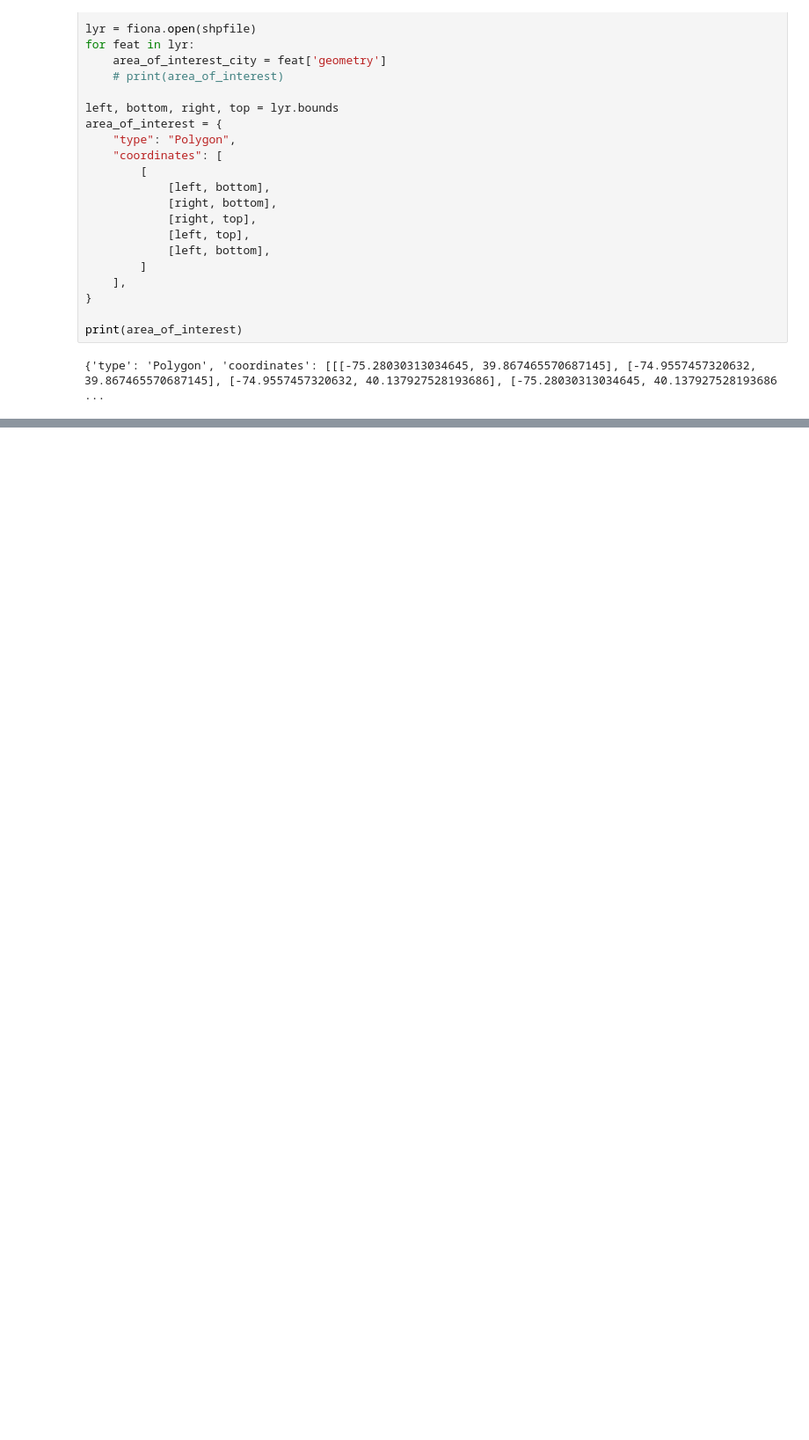
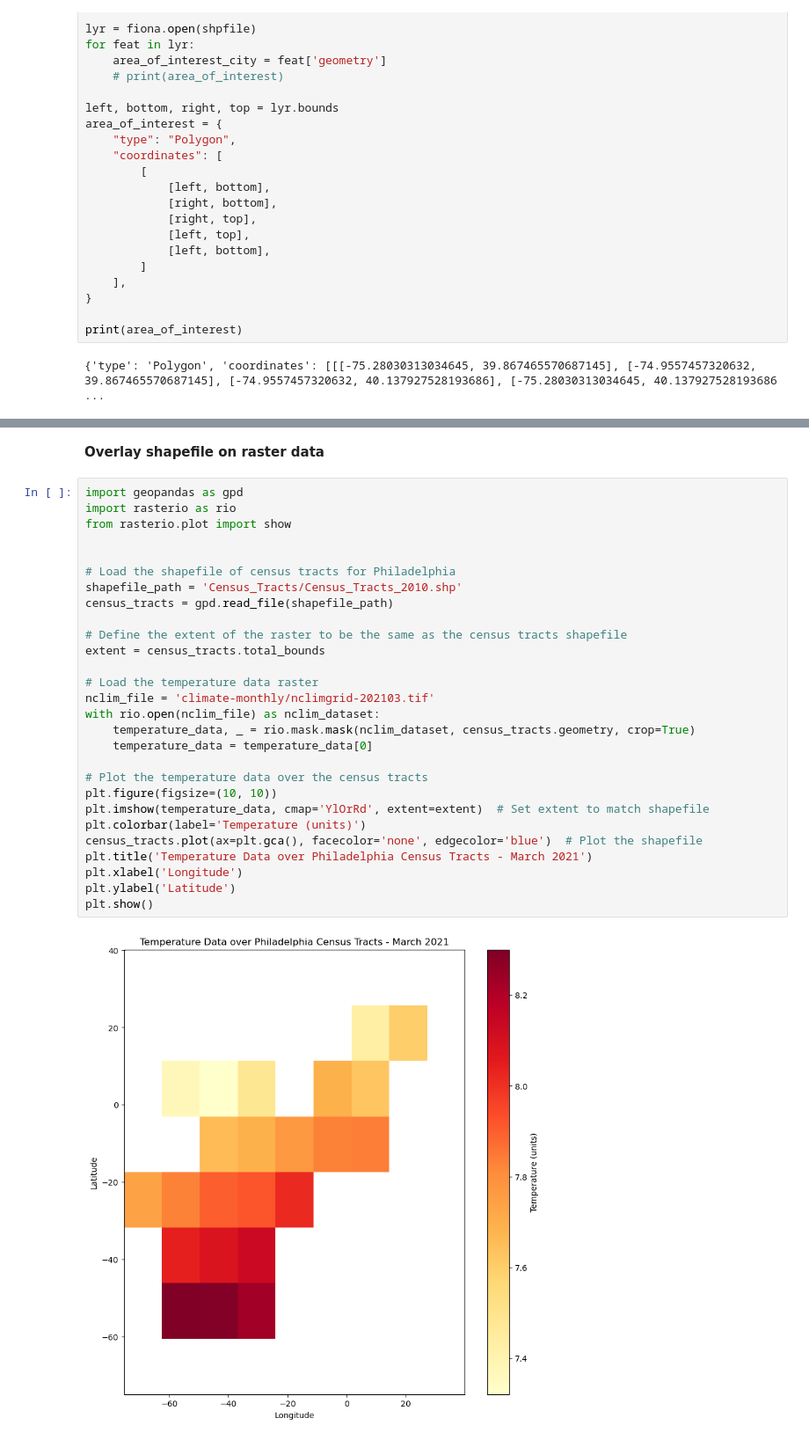
Before and after one commit to tug37130/green-equity-calculator, a Jupyter notebook: data/Heat_Map_Raster_Extraction.ipynb, the cells around one changed output, grey strips where cells are left out. Shown at 88% size. Saved outputs shown, nothing was run; the diff lists cells and outputs as text; blank space fills up the shorter version.

```diff
--- a/data/Heat_Map_Raster_Extraction.ipynb
+++ b/data/Heat_Map_Raster_Extraction.ipynb
@@ -90,0 +128,32 @@ https://nclimgridwesteurope.blob.core.windows.net/nclimgrid-cogs/nclimgrid-month
+# %% [markdown]
+**Overlay shapefile on raster data**
+# %%
+import geopandas as gpd
+import rasterio as rio
+from rasterio.plot import show
+
+
+# Load the shapefile of census tracts for Philadelphia
+shapefile_path = 'Census_Tracts/Census_Tracts_2010.shp'
+census_tracts = gpd.read_file(shapefile_path)
+
+# Define the extent of the raster to be the same as the census tracts shapefile
+extent = census_tracts.total_bounds
+
+# Load the temperature data raster
+nclim_file = 'climate-monthly/nclimgrid-202103.tif'
+with rio.open(nclim_file) as nclim_dataset:
+    temperature_data, _ = rio.mask.mask(nclim_dataset, census_tracts.geometry, crop=True)
+    temperature_data = temperature_data[0]
+
+# Plot the temperature data over the census tracts
+plt.figure(figsize=(10, 10))
+plt.imshow(temperature_data, cmap='YlOrRd', extent=extent)  # Set extent to match shapefile
+plt.colorbar(label='Temperature (units)')
+census_tracts.plot(ax=plt.gca(), facecolor='none', edgecolor='blue')  # Plot the shapefile
+plt.title('Temperature Data over Philadelphia Census Tracts - March 2021')
+plt.xlabel('Longitude')
+plt.ylabel('Latitude')
+plt.show()
+# %% [output]
+[figure, added]
```
Also changed, not shown: parts of 10 cells of this notebook, 6 other files.
